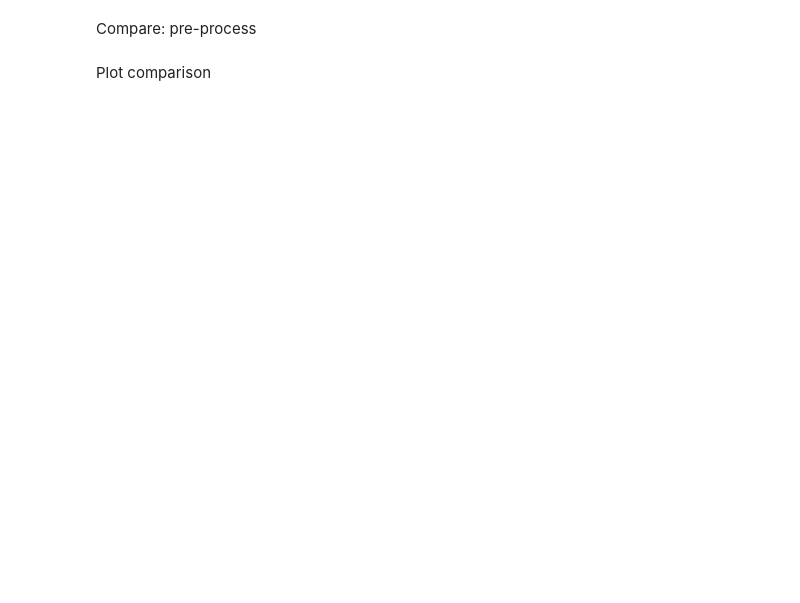
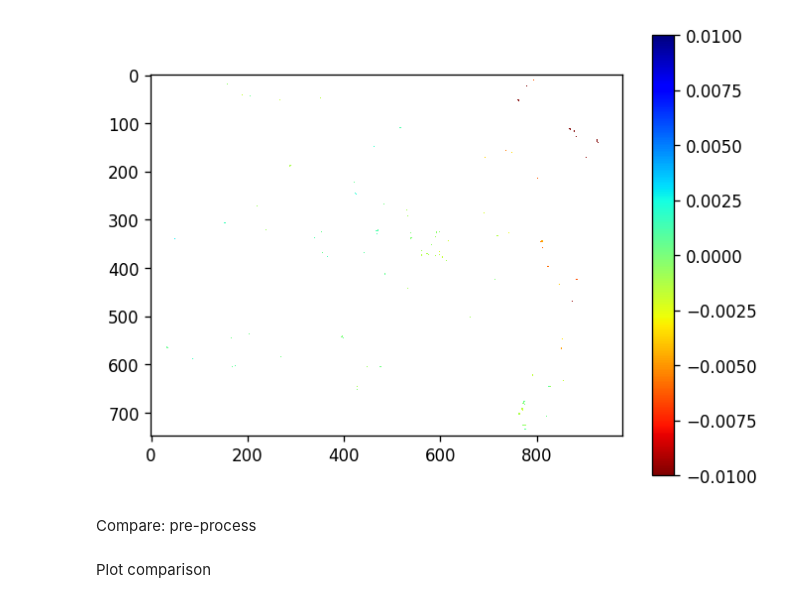
Before and after one commit to yuxiao-qin/compare_gf3_defo_map, a Jupyter notebook: notebook/main.ipynb, the cells around one changed output. Saved outputs shown, nothing was run; the diff lists cells and outputs as text; code cells hidden in the pictures; blank space fills up the shorter version.

```diff
--- a/notebook/main.ipynb
+++ b/notebook/main.ipynb
@@ -23,2 +37,5 @@ plot
 # %%
-# imshow_geotiff(comparate)
+# plot differences
+imshow_geotiff(reference - comparate, vlim=0.01)
+# %% [output]
+[figure, added]
```
Also changed, not shown: parts of 10 cells of this notebook, 4 other files.
